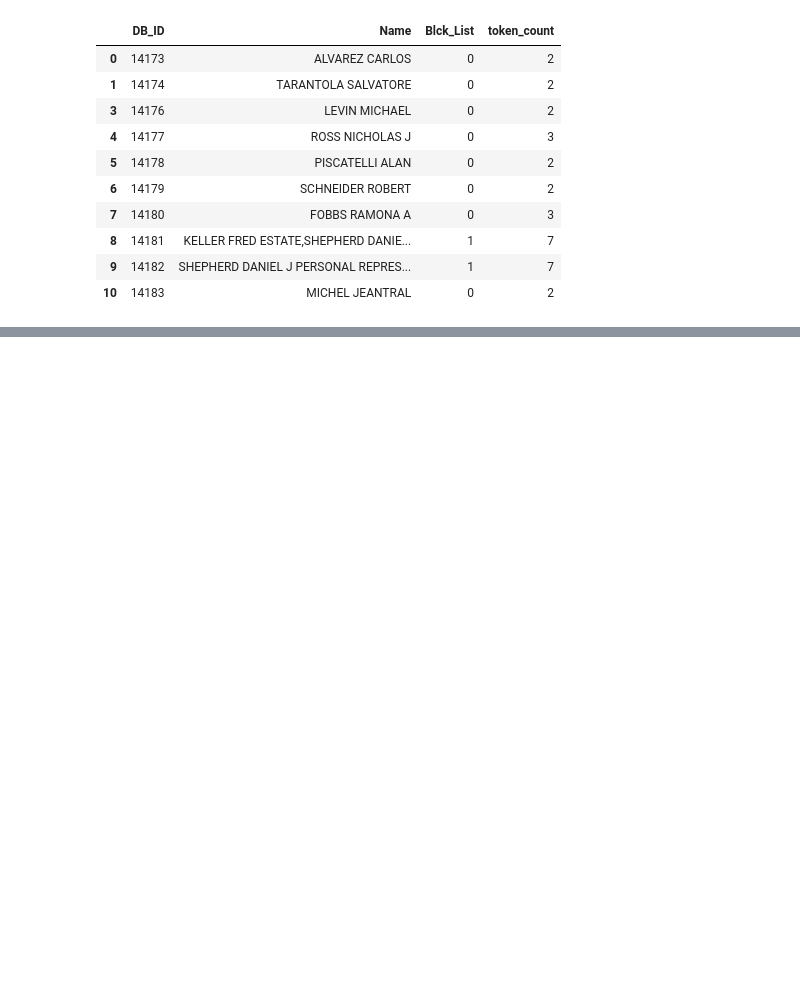
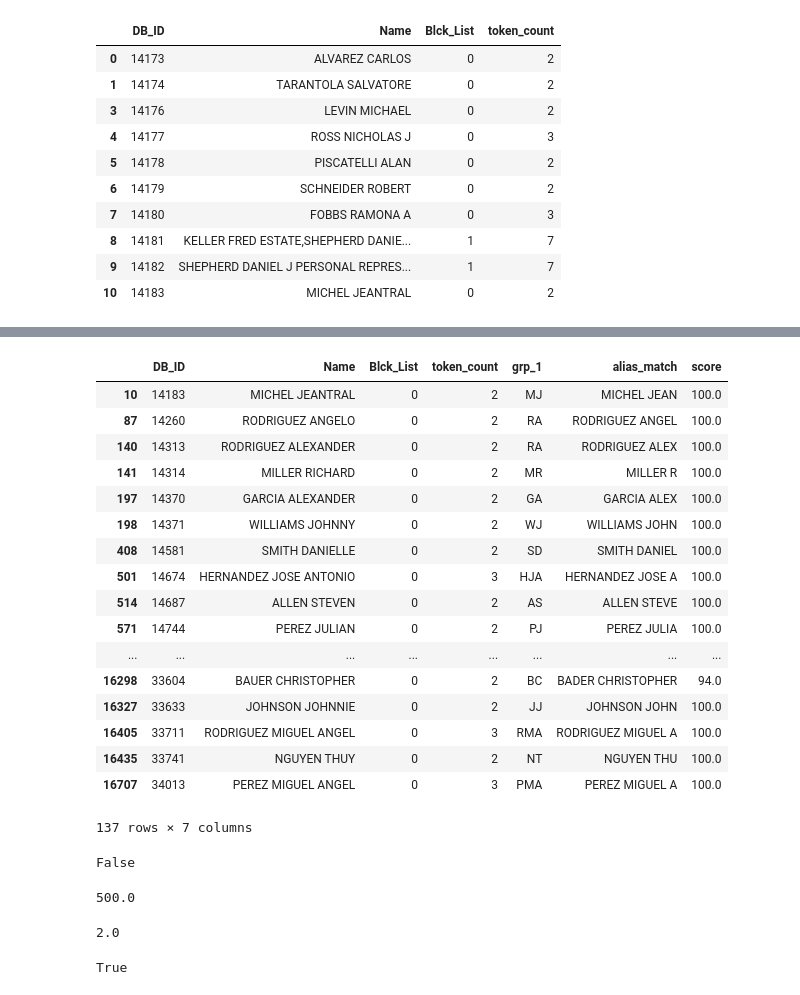
Before and after one commit to dadocsis/entity_matching, a Jupyter notebook: fuzzywuzzy.ipynb, the cells around one changed output, grey strips where cells are left out. Saved outputs shown, nothing was run; the diff lists cells and outputs as text; code cells hidden in the pictures; blank space fills up the shorter version.

```diff
--- a/fuzzywuzzy.ipynb
+++ b/fuzzywuzzy.ipynb
@@ -164,18 +73,27 @@ array(['AC', 'TS', 'LM', ..., 'MWP', 'CJF', 'JMT'], dtype=object)
 # %%
 ent_df_clean['alias_match'], ent_df_clean['score'] = np.nan, np.nan
 # %%
- for group_name in grp_1:
-    this_group = grps_simple.get_group('AC').sort_values('Name')
+for count, group_name in enumerate(grp_1):
+    this_group = grps_simple.get_group(group_name)
+    this_group = this_group.sort_values('Name')
+    progress = len(this_group)*.125//1
+    conunt = 1
     for lidx in this_group.index:
-        for ridx in this_group.index:
-            if lidx == ridx:
-                continue
-            if pd.isna(this_group['alias_match'].loc[lidx]):
-                this_group['alias_match'].loc[lidx] = this_group['Name'].loc[lidx]
-                this_group['score'].loc[lidx] = 110
-            if pd.isna(this_group['alias_match'].loc[ridx]):
-                score = fuzz.ratio(this_group['Name'].loc[lidx], this_group['Name'].loc[ridx])
-                if score > 85:
-                    this_group['alias_match'].loc[ridx] = this_group['Name'].loc[lidx]
-                    this_group['score'].loc[ridx] = score
+        if pd.isna(ent_df_clean['alias_match'].loc[lidx]):
+            ent_df_clean.loc[lidx, 'alias_match'] = this_group['Name'].loc[lidx]
+            ent_df_clean.loc[lidx, 'score'] = 110
+            for ridx in this_group.index:
+                if lidx == ridx:
+                    continue
+                if pd.isna(ent_df_clean['alias_match'].loc[ridx]):
+                    score = fuzz.partial_ratio(this_group['Name'].loc[lidx], this_group['Name'].loc[ridx])
+                    if score > 93:
+                        lname = this_group.loc[lidx, 'Name']
+                        rname = this_group.loc[ridx, 'Name']
+                        #print(f'Matched {lname} with {rname}')
+                        ent_df_clean.loc[ridx, 'alias_match'] = this_group['Name'].loc[lidx]
+                        ent_df_clean.loc[ridx, 'score'] = score
+    if count+1>100 and (count+1)%100 == 0:
+            print(f"progress: {100*(count+1)/len(grp_1)}% {count+1} groups")
+print(f"complete: 100% {count+1} groups")
 # %% [output]
@@ -201,0 +112,21 @@ See the caveats in the documentation: http://pandas.pydata.org/pandas-docs/stabl
+# %%
+ent_df_clean[ent_df_clean['score'] < 110]
+# %% [output]
+|  | DB_ID | Name | Blck_List | token_count | grp_1 | alias_match | score |
+| 10 | 14183 | MICHEL JEANTRAL | 0 | 2 | MJ | MICHEL JEAN | 100.0 |
+| 87 | 14260 | RODRIGUEZ ANGELO | 0 | 2 | RA | RODRIGUEZ ANGEL | 100.0 |
+| 140 | 14313 | RODRIGUEZ ALEXANDER | 0 | 2 | RA | RODRIGUEZ ALEX | 100.0 |
+| 141 | 14314 | MILLER RICHARD | 0 | 2 | MR | MILLER R | 100.0 |
+| 197 | 14370 | GARCIA ALEXANDER | 0 | 2 | GA | GARCIA ALEX | 100.0 |
+| 198 | 14371 | WILLIAMS JOHNNY | 0 | 2 | WJ | WILLIAMS JOHN | 100.0 |
+| 408 | 14581 | SMITH DANIELLE | 0 | 2 | SD | SMITH DANIEL | 100.0 |
+| 501 | 14674 | HERNANDEZ JOSE ANTONIO | 0 | 3 | HJA | HERNANDEZ JOSE A | 100.0 |
+| 514 | 14687 | ALLEN STEVEN | 0 | 2 | AS | ALLEN STEVE | 100.0 |
+| 571 | 14744 | PEREZ JULIAN | 0 | 2 | PJ | PEREZ JULIA | 100.0 |
+| ... | ... | ... | ... | ... | ... | ... | ... |
+| 16298 | 33604 | BAUER CHRISTOPHER | 0 | 2 | BC | BADER CHRISTOPHER | 94.0 |
+| 16327 | 33633 | JOHNSON JOHNNIE | 0 | 2 | JJ | JOHNSON JOHN | 100.0 |
+| 16405 | 33711 | RODRIGUEZ MIGUEL ANGEL | 0 | 3 | RMA | RODRIGUEZ MIGUEL A | 100.0 |
+| 16435 | 33741 | NGUYEN THUY | 0 | 2 | NT | NGUYEN THU | 100.0 |
+| 16707 | 34013 | PEREZ MIGUEL ANGEL | 0 | 3 | PMA | PEREZ MIGUEL A | 100.0 |
+137 rows × 7 columns
@@ -201,0 +135,16 @@ See the caveats in the documentation: http://pandas.pydata.org/pandas-docs/stabl
+# %%
+who.match('Zuniga Alberto', 'Zuniga Albert')
+# %% [output]
+False
+# %%
+40*100 * .125
+# %% [output]
+500.0
+# %%
+2 % (1266 * .125//1)
+# %% [output]
+2.0
+# %%
+1266 % (158.25*2) == 0
+# %% [output]
+True
```
Also changed, not shown: parts of 17 cells of this notebook, 2 other files.
